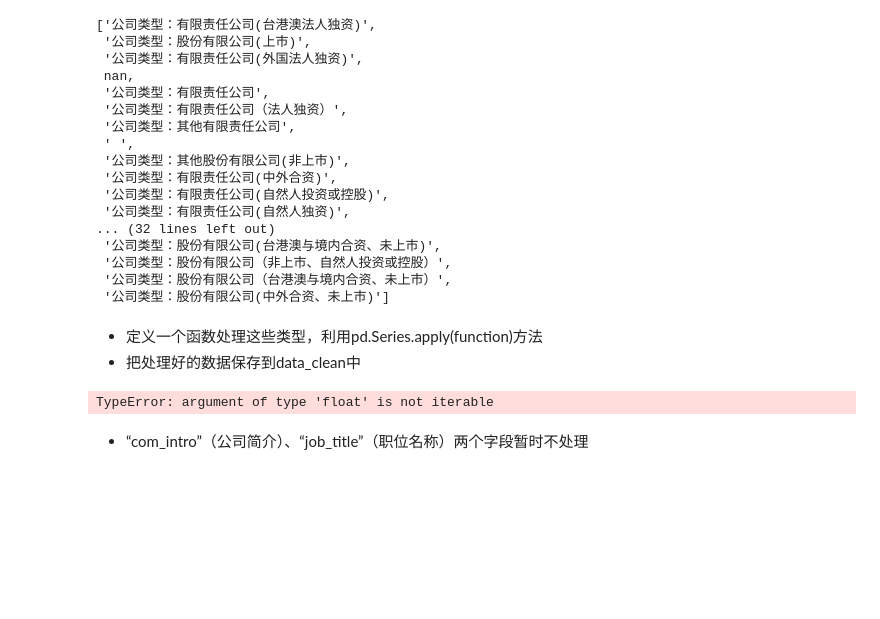
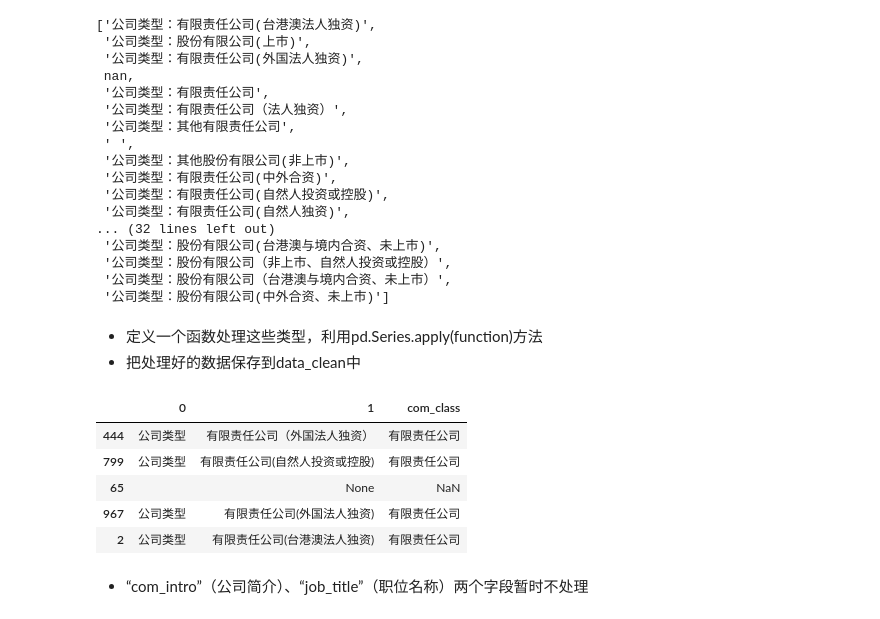
Before and after one commit to hoolich/interesting-python, a Jupyter notebook: shixiseng/数据挖掘、机器学习算法实习生需求分析.ipynb, the cells around one changed output. Cells and saved outputs as stored; diff of their text form; code cells hidden in the pictures; blank space fills up the shorter version.

```diff
--- a/shixiseng/数据挖掘、机器学习算法实习生需求分析.ipynb
+++ b/shixiseng/数据挖掘、机器学习算法实习生需求分析.ipynb
@@ -468,11 +466,18 @@ def get_com_type(string):
         return np.nan
         #跟前面的取利率很像
 # %%
+# 将空值替换为默认值
+data['com_class'].fillna('', inplace=True)
 com_class = data['com_class'].str.split('：', expand = True)#用：分割
 com_class['com_class'] = com_class[1].apply(get_com_type)#通过get_com_type进行替换
 com_class.sample(5)
 # %% [output]
-TypeError: argument of type 'float' is not iterable
+|  | 0 | 1 | com_class |
+| 444 | 公司类型 | 有限责任公司（外国法人独资） | 有限责任公司 |
+| 799 | 公司类型 | 有限责任公司(自然人投资或控股) | 有限责任公司 |
+| 65 |  | None | NaN |
+| 967 | 公司类型 | 有限责任公司(外国法人独资) | 有限责任公司 |
+| 2 | 公司类型 | 有限责任公司(台港澳法人独资) | 有限责任公司 |
 # %%
 data_clean['com_class'] = com_class['com_class']
 # %% [markdown]
```
Also changed, not shown: parts of 37 cells of this notebook, 9 other files.
